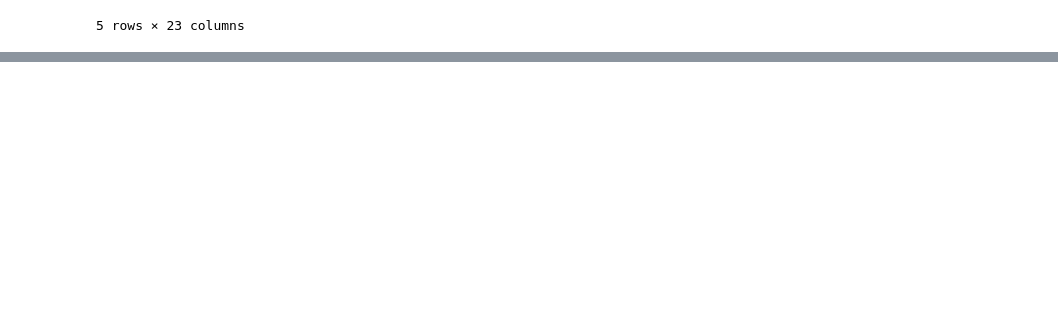
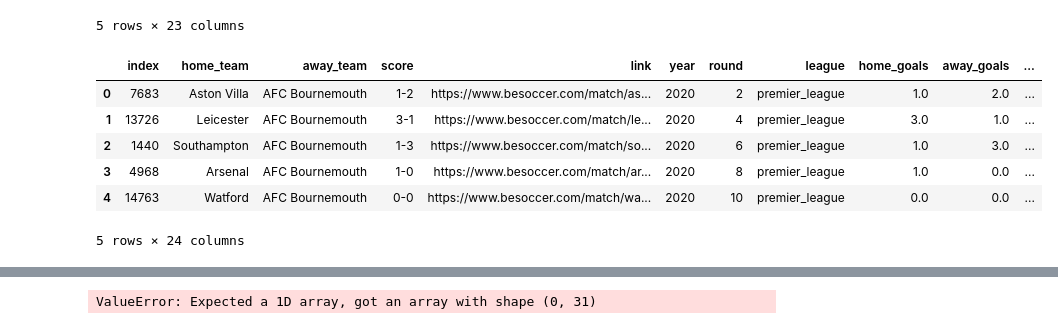
Before and after one commit to dan-bouchard/Football-Match-Outcome-Prediction, a Jupyter notebook: feature_engineering.ipynb, the cells around one changed output, grey strips where cells are left out. Cells and saved outputs as stored; diff of their text form; code cells hidden in the pictures; blank space fills up the shorter version.

```diff
--- a/feature_engineering.ipynb
+++ b/feature_engineering.ipynb
@@ -390,6 +417,17 @@ team0_away_table.head()
 | 4968 | Arsenal | AFC Bournemouth | 1-0 | https://www.besoccer.com/match/ar... | 2020 | 8 | premier_league | 1.0 | 0.0 | home_win | ... |
 | 14763 | Watford | AFC Bournemouth | 0-0 | https://www.besoccer.com/match/wa... | 2020 | 10 | premier_league | 0.0 | 0.0 | draw | ... |
 5 rows × 23 columns
+# %%
+team0_away_table2 = move_new_features_to_future_round(team0_away_table, ['form', 'total_goals'])
+team0_away_table2.head()
+# %% [output]
+|  | index | home_team | away_team | score | link | year | round | league | home_goals | away_goals | ... |
+| 0 | 7683 | Aston Villa | AFC Bournemouth | 1-2 | https://www.besoccer.com/match/as... | 2020 | 2 | premier_league | 1.0 | 2.0 | ... |
+| 1 | 13726 | Leicester | AFC Bournemouth | 3-1 | https://www.besoccer.com/match/le... | 2020 | 4 | premier_league | 3.0 | 1.0 | ... |
+| 2 | 1440 | Southampton | AFC Bournemouth | 1-3 | https://www.besoccer.com/match/so... | 2020 | 6 | premier_league | 1.0 | 3.0 | ... |
+| 3 | 4968 | Arsenal | AFC Bournemouth | 1-0 | https://www.besoccer.com/match/ar... | 2020 | 8 | premier_league | 1.0 | 0.0 | ... |
+| 4 | 14763 | Watford | AFC Bournemouth | 0-0 | https://www.besoccer.com/match/wa... | 2020 | 10 | premier_league | 0.0 | 0.0 | ... |
+5 rows × 24 columns
 # %%
 def create_new_features_for_season(season_data):
     season_data = season_data.copy()
@@ -430,3 +470,18 @@ prem_2020_new.head()
 | 13725 | Leicester | Wolves | 0-0 | https://www.besoccer.com/match/le... | 2020 | 1 | premier_league | 0.0 | 0.0 | draw | ... |
 | 3694 | Liverpool | Norwich City | 4-1 | https://www.besoccer.com/match/li... | 2020 | 1 | premier_league | 4.0 | 1.0 | home_win | ... |
 5 rows × 30 columns
+# %%
+def create_new_features_all_data(data, league_names):
+    df = pd.DataFrame()
+    for league in league_names:
+        for year in range(1990,2022):
+            season_data = get_season_table(data, league, year)
+            season_data_new = create_new_features_for_season(season_data)
+            df = pd.concat([df, season_data_new])
+
+    return df
+
+new_data_df = create_new_features_all_data(scores_match_team_info_elo_df, league_names)
+new_data_df.head()
+# %% [output]
+ValueError: Expected a 1D array, got an array with shape (0, 31)
```
Also changed, not shown: parts of 4 cells of this notebook.
